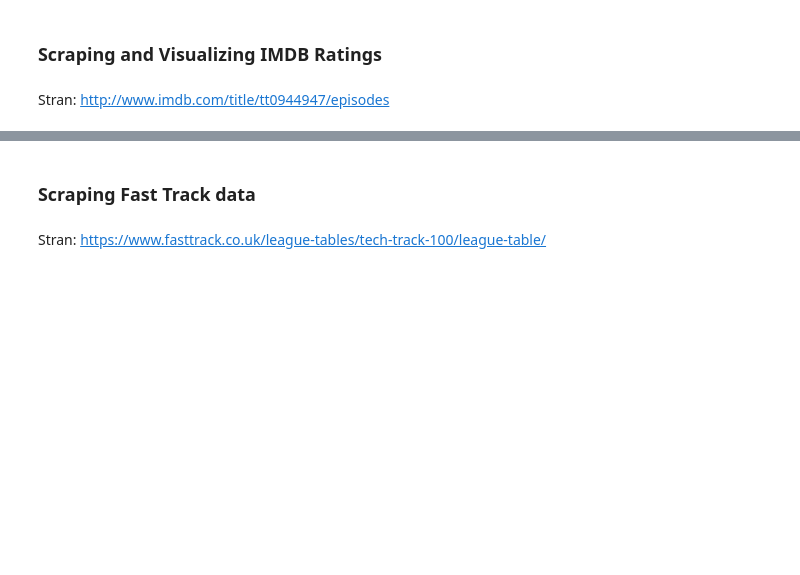
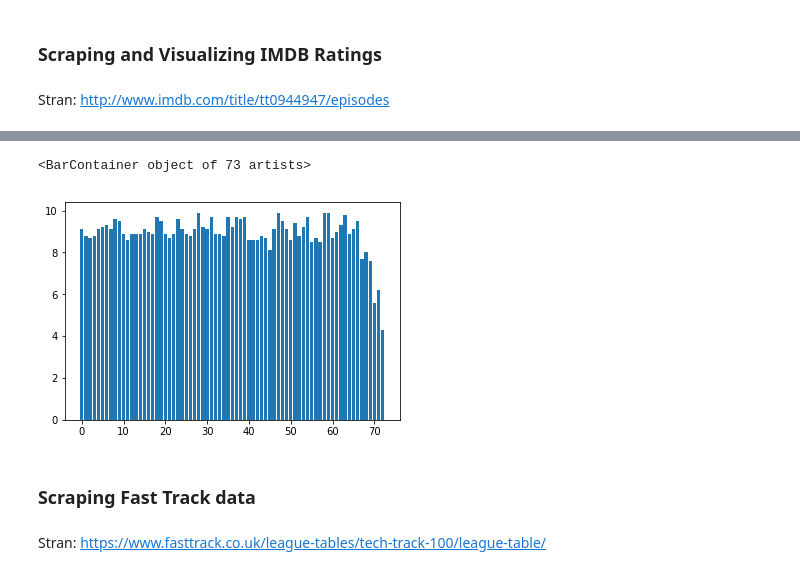
Before and after one commit to gaspera/python_analitika, a Jupyter notebook: teden_05/05_teden_web_scraping.ipynb, the cells around one changed output, grey strips where cells are left out. Drawn from its saved outputs; the diff is of its cells as text; code cells hidden in the pictures; blank space fills up the shorter version.

```diff
--- a/teden_05/05_teden_web_scraping.ipynb
+++ b/teden_05/05_teden_web_scraping.ipynb
@@ -120,0 +309,2 @@ url = 'https://hacker-news.firebaseio.com/v0'
+# %%
+top_stories = top_stories.json()
@@ -120,0 +315,7 @@ url = 'https://hacker-news.firebaseio.com/v0'
+# %%
+for story_id in top_stories[:5]:
+    story_url = url + f'/item/{story_id}.json'
+    print('Prenos: ', story_url)
+    r = requests.get(story_url)
+    story_dict = r.json()
+    articles.append(story_dict)
@@ -143,3 +446,19 @@ Stran: http://www.imdb.com/title/tt0944947/episodes
 import requests
 from bs4 import BeautifulSoup
 url = 'http://www.imdb.com/title/tt0944947/episodes'
+# %%
+episodes = []
+rankings = []
+# %%
+for season in range(1,9):
+    r = requests.get(url, params={'season': season}) #doda zadnji del linka
+    soup = BeautifulSoup(r.text, 'html.parser')
+    listing = soup.find('div', class_='eplist')
+    for epnr, div in enumerate(listing.find_all('div', recursive=False)):
+        episode = f'{season}.{epnr+1}'
+        rating_el = div.find(class_='ipl-rating-star__rating')
+        print(episode, rating_el)
+        print('-----------------')
+        rating = float(rating_el.get_text(strip=True))
+        episodes.append(episode)
+        rankings.append(rating)
@@ -146,3 +526,13 @@ url = 'http://www.imdb.com/title/tt0944947/episodes'
+# %%
+import matplotlib.pylab as plt
+
+plt.figure()
+
+positions= [a for a in range(len(rankings))]
+plt.bar(positions, rankings, align='center')
+# %% [output]
+<BarContainer object of 73 artists>
+[figure, added]
 # %% [markdown]
 ### Scraping Fast Track data
 # %% [markdown]
```
Also changed, not shown: parts of 85 cells of this notebook, 8 other files.
